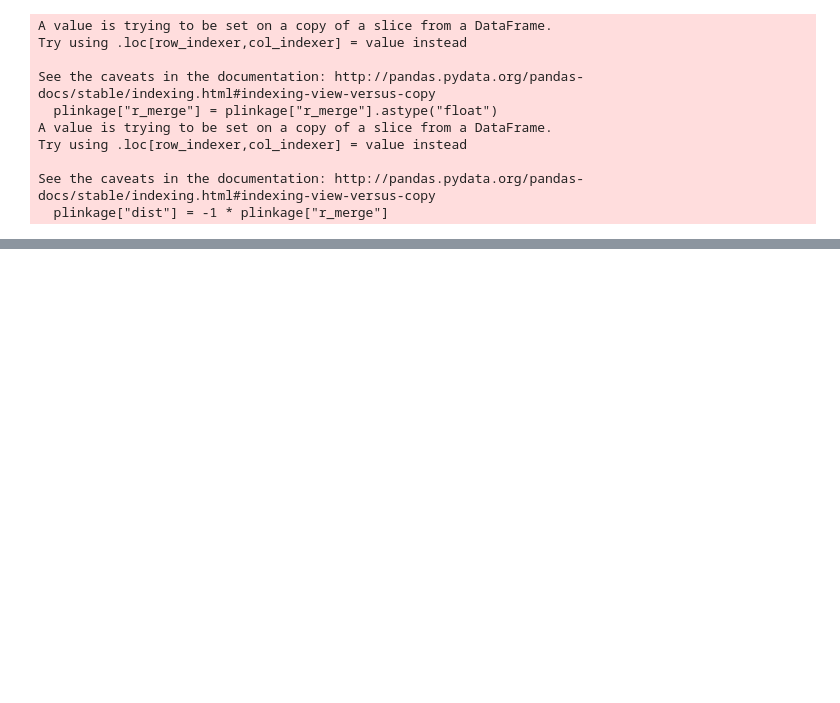
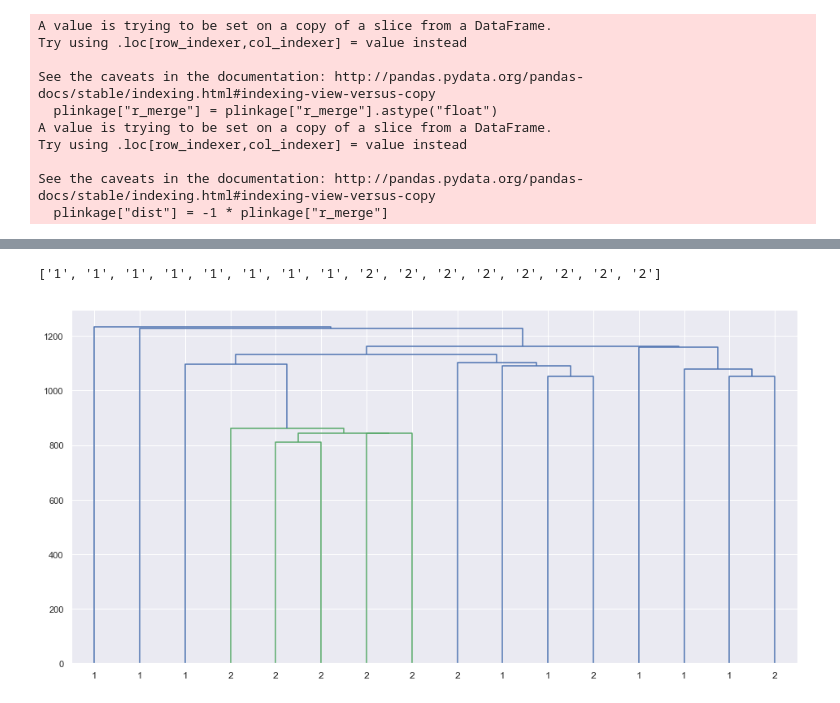
Before and after one commit to shahcompbio/scgenome-deprecated, a Jupyter notebook: notebooks/bayesian_toy.ipynb, the cells around one changed output, grey strips where cells are left out. Drawn from its saved outputs; the diff is of its cells as text; code cells hidden in the pictures; blank space fills up the shorter version.

```diff
--- a/notebooks/bayesian_toy.ipynb
+++ b/notebooks/bayesian_toy.ipynb
@@ -329,3 +329,13 @@ display(foo)
 | 1 | 4 | 50 | 7 | 0.3 | (3, 1) | (1, 0.1) | chr bin cell_id state start end c... | i j r_merge merge_count dis... | ... |
 | 2 | 4 | 100 | 7 | 0.1 | (3, 1) | (1, 0.1) | chr bin cell_id state start end c... | i j r_merge merge_count d... | ... |
 | 3 | 4 | 100 | 7 | 0.3 | (3, 1) | (1, 0.1) | chr bin cell_id state start end c... | i j r_merge merge_count d... | ... |
+# %%
+sl = linkage(cn_mat, metric="cityblock")
+mylabels = list(pd.Series(cell_ids).str[2])
+print(list(mylabels))
+#sl[:,2] = np.log(sl[:,2])
+fig = plt.figure(figsize=(16, 8))
+g = dendrogram(sl, labels=mylabels)
+# %% [output]
+['1', '1', '1', '1', '1', '1', '1', '1', '2', '2', '2', '2', '2', '2', '2', '2']
+[figure, added]
```
Also changed, not shown: 2 other files.
